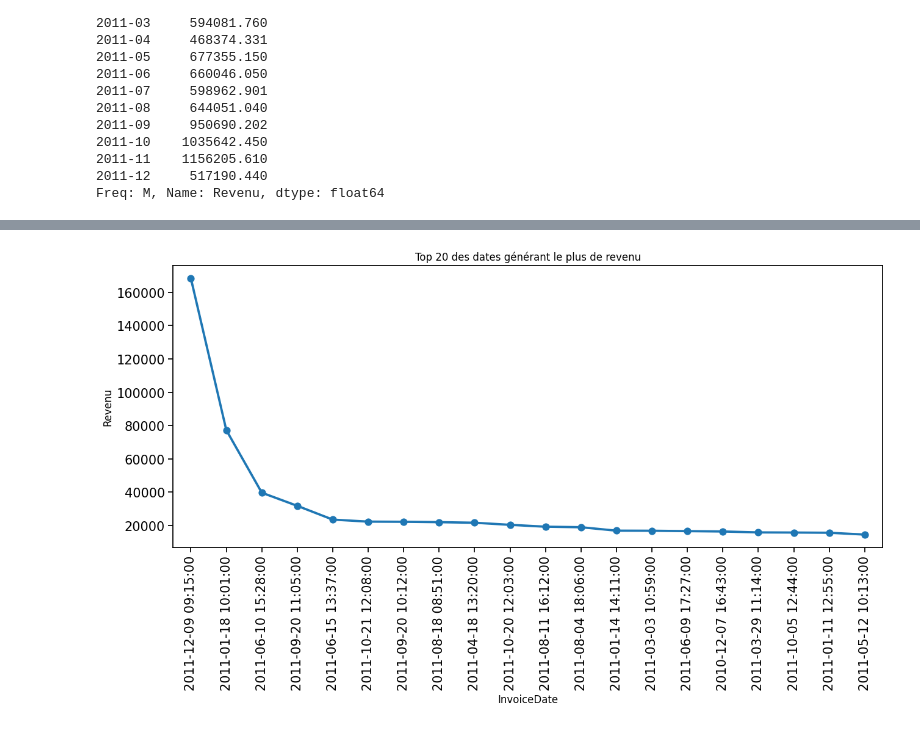
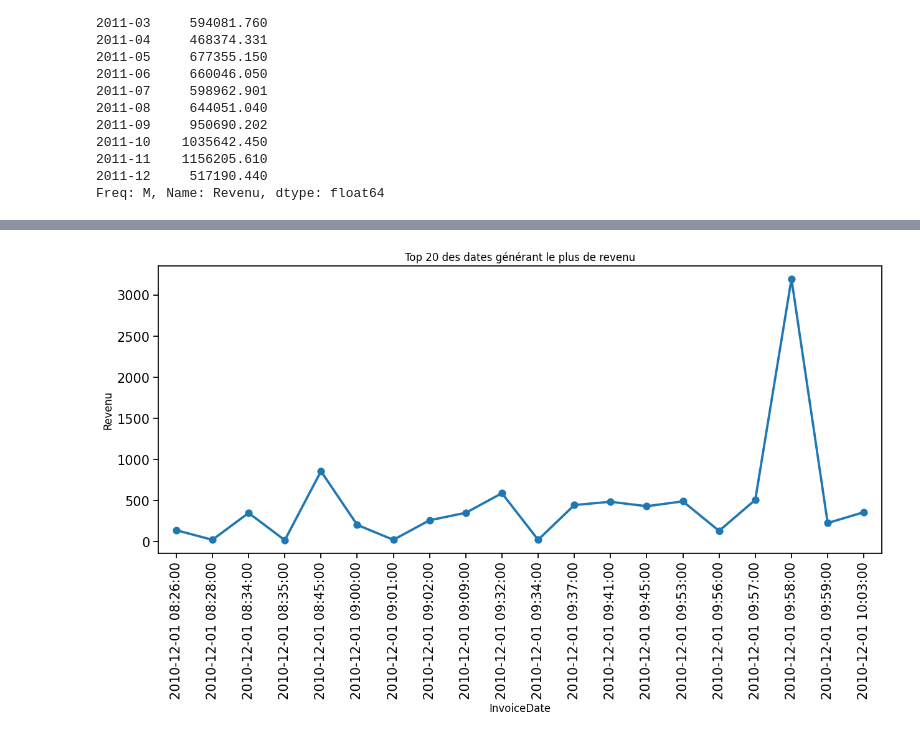
Before and after one commit to djafarou-ML/FUTURE_DS_01, a Jupyter notebook: analyse_vente.ipynb, the cells around one changed output, grey strips where cells are left out. Saved outputs shown, nothing was run; the diff lists cells and outputs as text; code cells hidden in the pictures.

```diff
--- a/analyse_vente.ipynb
+++ b/analyse_vente.ipynb
@@ -469,5 +461,5 @@ plt.show()
 # %%
-top_dates = df_clean.groupby('InvoiceDate')['Revenu'].sum().sort_values(ascending=False)[:20]
+top_dates = df_clean.groupby('InvoiceDate')['Revenu'].sum().sort_values(ascending=False)
 top_dates
 # %% [output]
 InvoiceDate
@@ -490,24 +478,23 @@ Name: Revenu, dtype: float64
 # %%
 sn.set_context("notebook", rc={"xtick.labelsize": 15, "ytick.labelsize": 15})
 
-top_dates = top_dates.sort_values(ascending=False)
-top_dates = top_dates[:20]
+top_dates = top_dates.sort_index()
 
 labels_X = top_dates.index
 valeurs_Y = top_dates.values
 
 top_dates_df = pd.DataFrame({'InvoiceDate': labels_X, 'Revenu': valeurs_Y})
 
 plt.figure(figsize=(15, 6))
 plt.subplot(111)
 
 sn.pointplot(data=top_dates_df, x='InvoiceDate', y='Revenu')
 
 plt.xticks(rotation=90)
 
 plt.ylabel("Revenu")
 plt.title("Top 20 des dates générant le plus de revenu")
 
 plt.show()
 # %% [output]
-[figure, old version]
+[figure, new version]
```
Also changed, not shown: parts of 6 cells of this notebook.
